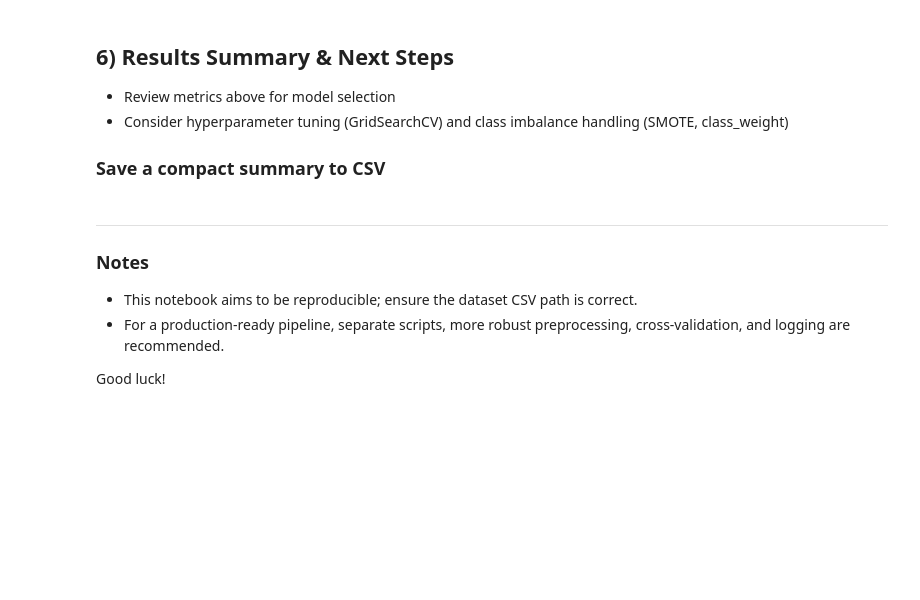
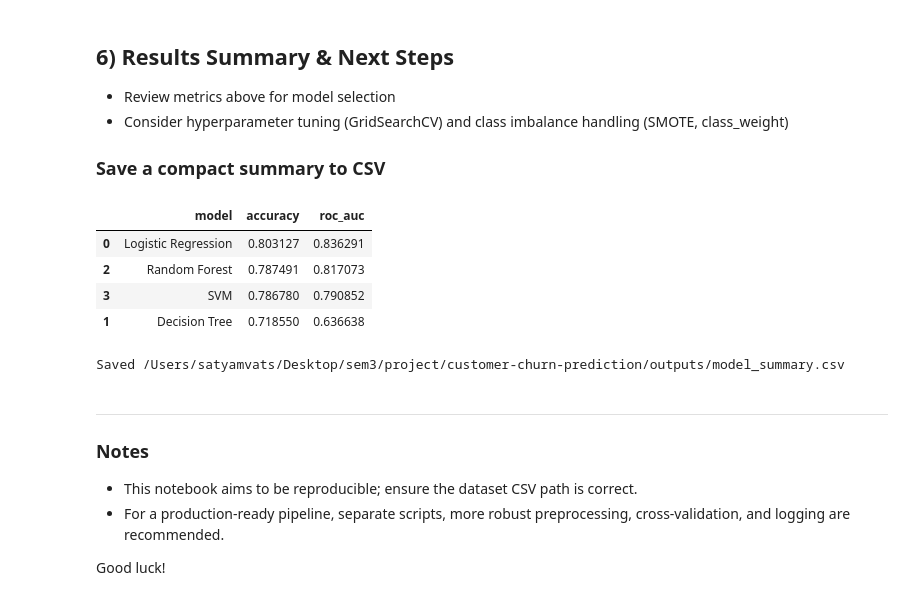
Before and after one commit to monikatyagiisc/customer-churn-prediction, a Jupyter notebook: notebooks/Customer_Churn_Prediction.ipynb, the cells around one changed output. Drawn from its saved outputs; the diff is of its cells as text; code cells hidden in the pictures; blank space fills up the shorter version.

```diff
--- a/notebooks/Customer_Churn_Prediction.ipynb
+++ b/notebooks/Customer_Churn_Prediction.ipynb
@@ -202,3 +311,9 @@ else:
+# %%
+import os
+
+# Define path to save in the root-level 'outputs' folder
+output_dir = os.path.join(os.path.dirname(os.getcwd()), "outputs")
+os.makedirs(output_dir, exist_ok=True)
 # %% [markdown]
 ### Confusion Matrices & ROC Curves
 # %%
@@ -249,16 +371,30 @@ else:
 # %%
 if 'results' in globals():
     summary = []
     for name, r in results.items():
         summary.append({
             'model': name,
             'accuracy': r['accuracy'],
             'roc_auc': r['roc_auc']
         })
+
     summary_df = pd.DataFrame(summary).sort_values('accuracy', ascending=False)
     display(summary_df)
-    summary_df.to_csv('outputs/model_summary.csv', index=False)
-    print('Saved outputs/model_summary.csv')
+
+    # Save CSV in the root-level outputs directory
+    output_path = os.path.join(output_dir, "model_summary.csv")
+    summary_df.to_csv(output_path, index=False)
+
+    print(f"Saved {output_path}")
+else:
+    print("Run model training first to generate results.")
+# %% [output]
+|  | model | accuracy | roc_auc |
+| 0 | Logistic Regression | 0.803127 | 0.836291 |
+| 2 | Random Forest | 0.787491 | 0.817073 |
+| 3 | SVM | 0.786780 | 0.790852 |
+| 1 | Decision Tree | 0.718550 | 0.636638 |
+Saved /Users/satyamvats/Desktop/sem3/project/customer-churn-prediction/outputs/model_summary.csv
 # %% [markdown]
 ----
 
```
Also changed, not shown: parts of 9 cells of this notebook, 1 other file.
